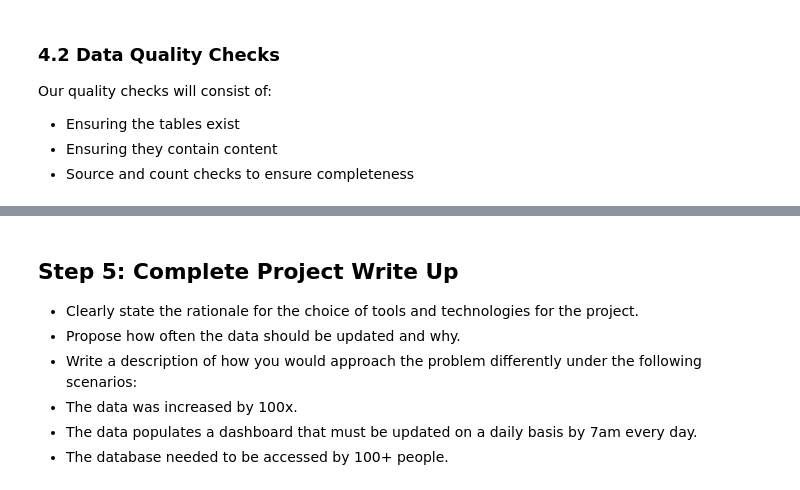
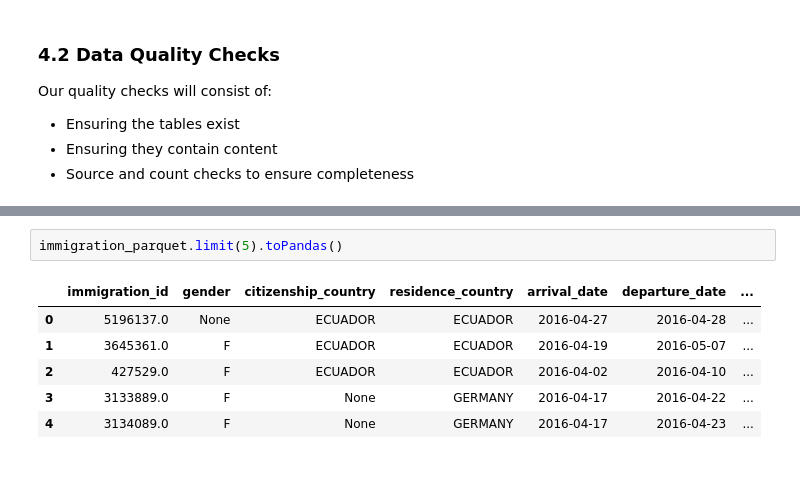
Before and after one commit to taylteller/data-engineering-pipeline, a Jupyter notebook: etl.ipynb, the cells around one changed output, grey strips where cells are left out. Drawn from its saved outputs; the diff is of its cells as text.

```diff
--- a/etl.ipynb
+++ b/etl.ipynb
@@ -491,8 +640,9 @@ Create a data dictionary for your data model. For each field, provide a brief de
-# %% [markdown]
-## Step 5: Complete Project Write Up
-* Clearly state the rationale for the choice of tools and technologies for the project.
-* Propose how often the data should be updated and why.
-* Write a description of how you would approach the problem differently under the following scenarios:
- * The data was increased by 100x.
- * The data populates a dashboard that must be updated on a daily basis by 7am every day.
- * The database needed to be accessed by 100+ people.
+# %%
+immigration_parquet.limit(5).toPandas()
+# %% [output]
+|  | immigration_id | gender | citizenship_country | residence_country | arrival_date | departure_date | ... |
+| 0 | 5196137.0 | None | ECUADOR | ECUADOR | 2016-04-27 | 2016-04-28 | ... |
+| 1 | 3645361.0 | F | ECUADOR | ECUADOR | 2016-04-19 | 2016-05-07 | ... |
+| 2 | 427529.0 | F | ECUADOR | ECUADOR | 2016-04-02 | 2016-04-10 | ... |
+| 3 | 3133889.0 | F | None | GERMANY | 2016-04-17 | 2016-04-22 | ... |
+| 4 | 3134089.0 | F | None | GERMANY | 2016-04-17 | 2016-04-23 | ... |
```
Also changed, not shown: parts of 46 cells of this notebook, 2 other files.
